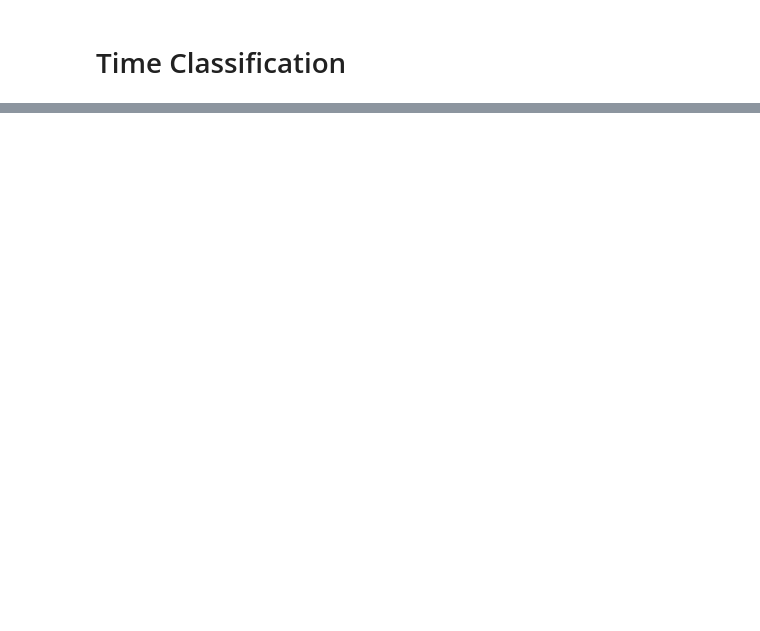
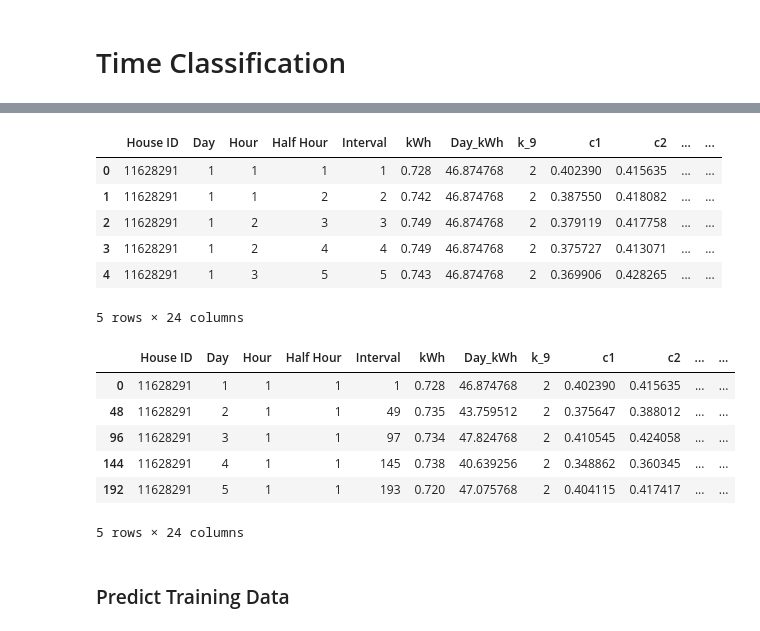
Before and after one commit to torenunez/udacity-mlnd-capstone, a Jupyter notebook: ev-capstone.ipynb, the cells around one changed output, grey strips where cells are left out. Saved outputs shown, nothing was run; the diff lists cells and outputs as text; code cells hidden in the pictures; blank space fills up the shorter version.

```diff
--- a/ev-capstone.ipynb
+++ b/ev-capstone.ipynb
@@ -414,0 +643,4 @@ print(X_valid_time.shape[0]/2880)
+# %%
+X_train_time_augmented.iloc[:,8:17] = X_train_time_augmented.iloc[:,8:17].multiply(
+    X_train_time_augmented.iloc[:,6], axis='index'
+)
@@ -414,0 +668,29 @@ print(X_valid_time.shape[0]/2880)
+# %%
+for d in np.arange(1,8):
+
+    day_diff_col_name = "{}d_diff".format(d)
+
+    X_train_time_augmented[day_diff_col_name] = X_train_time_augmented.groupby(
+        ['House ID','Half Hour'])['kWh'].diff(periods=d)
+# %%
+X_train_time_augmented.fillna(value=0, inplace=True)
+# %%
+display(X_train_time_augmented.head())
+display(X_train_time_augmented[X_train_time_augmented['Half Hour']==1].head())
+# %% [output]
+|  | House ID | Day | Hour | Half Hour | Interval | kWh | Day_kWh | k_9 | c1 | c2 | ... | ... |
+| 0 | 11628291 | 1 | 1 | 1 | 1 | 0.728 | 46.874768 | 2 | 0.402390 | 0.415635 | ... | ... |
+| 1 | 11628291 | 1 | 1 | 2 | 2 | 0.742 | 46.874768 | 2 | 0.387550 | 0.418082 | ... | ... |
+| 2 | 11628291 | 1 | 2 | 3 | 3 | 0.749 | 46.874768 | 2 | 0.379119 | 0.417758 | ... | ... |
+| 3 | 11628291 | 1 | 2 | 4 | 4 | 0.749 | 46.874768 | 2 | 0.375727 | 0.413071 | ... | ... |
+| 4 | 11628291 | 1 | 3 | 5 | 5 | 0.743 | 46.874768 | 2 | 0.369906 | 0.428265 | ... | ... |
+5 rows × 24 columns
+|  | House ID | Day | Hour | Half Hour | Interval | kWh | Day_kWh | k_9 | c1 | c2 | ... | ... |
+| 0 | 11628291 | 1 | 1 | 1 | 1 | 0.728 | 46.874768 | 2 | 0.402390 | 0.415635 | ... | ... |
+| 48 | 11628291 | 2 | 1 | 1 | 49 | 0.735 | 43.759512 | 2 | 0.375647 | 0.388012 | ... | ... |
+| 96 | 11628291 | 3 | 1 | 1 | 97 | 0.734 | 47.824768 | 2 | 0.410545 | 0.424058 | ... | ... |
+| 144 | 11628291 | 4 | 1 | 1 | 145 | 0.738 | 40.639256 | 2 | 0.348862 | 0.360345 | ... | ... |
+| 192 | 11628291 | 5 | 1 | 1 | 193 | 0.720 | 47.075768 | 2 | 0.404115 | 0.417417 | ... | ... |
+5 rows × 24 columns
+# %% [markdown]
+### Predict Training Data
```
Also changed, not shown: parts of 45 cells of this notebook.
